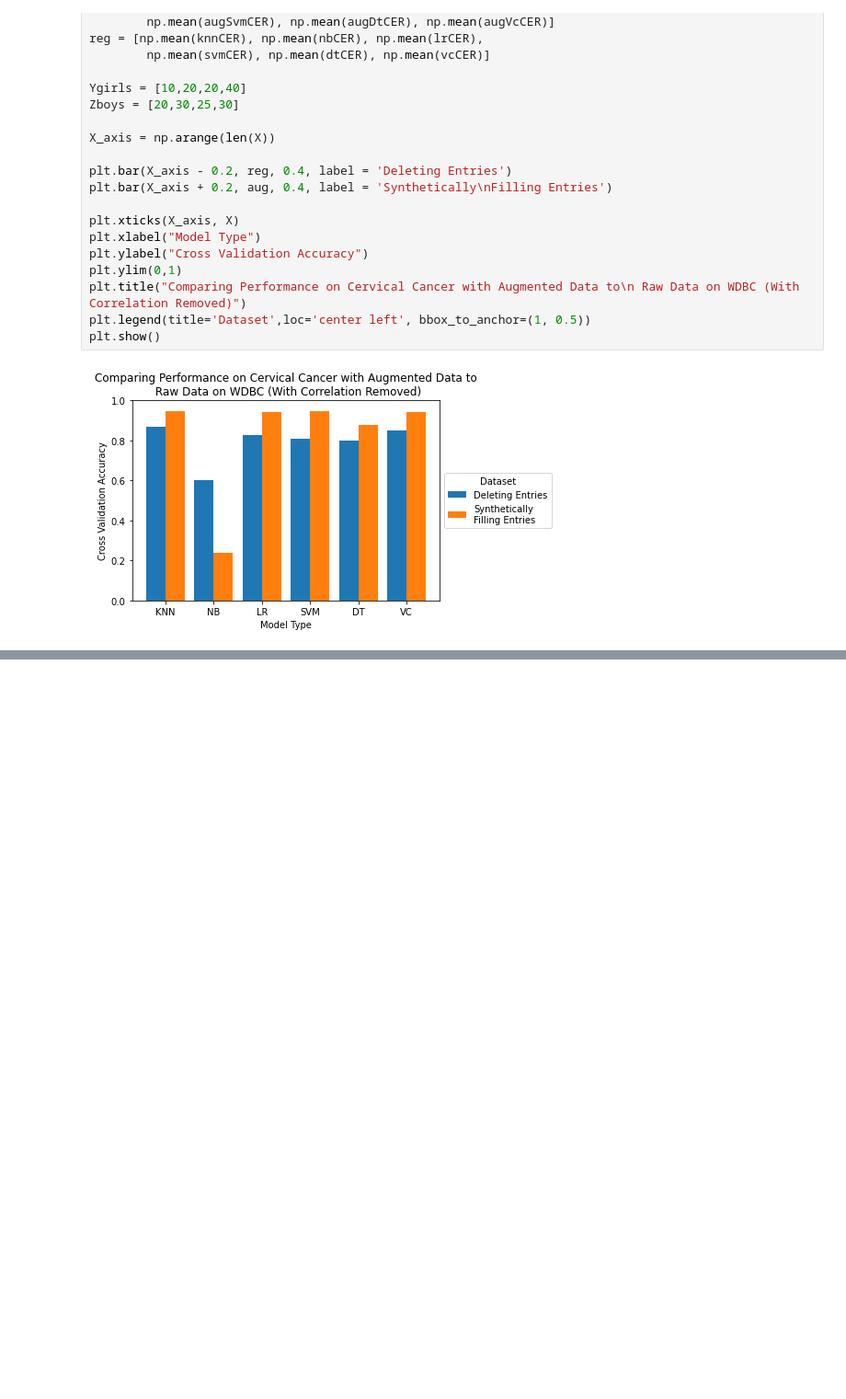
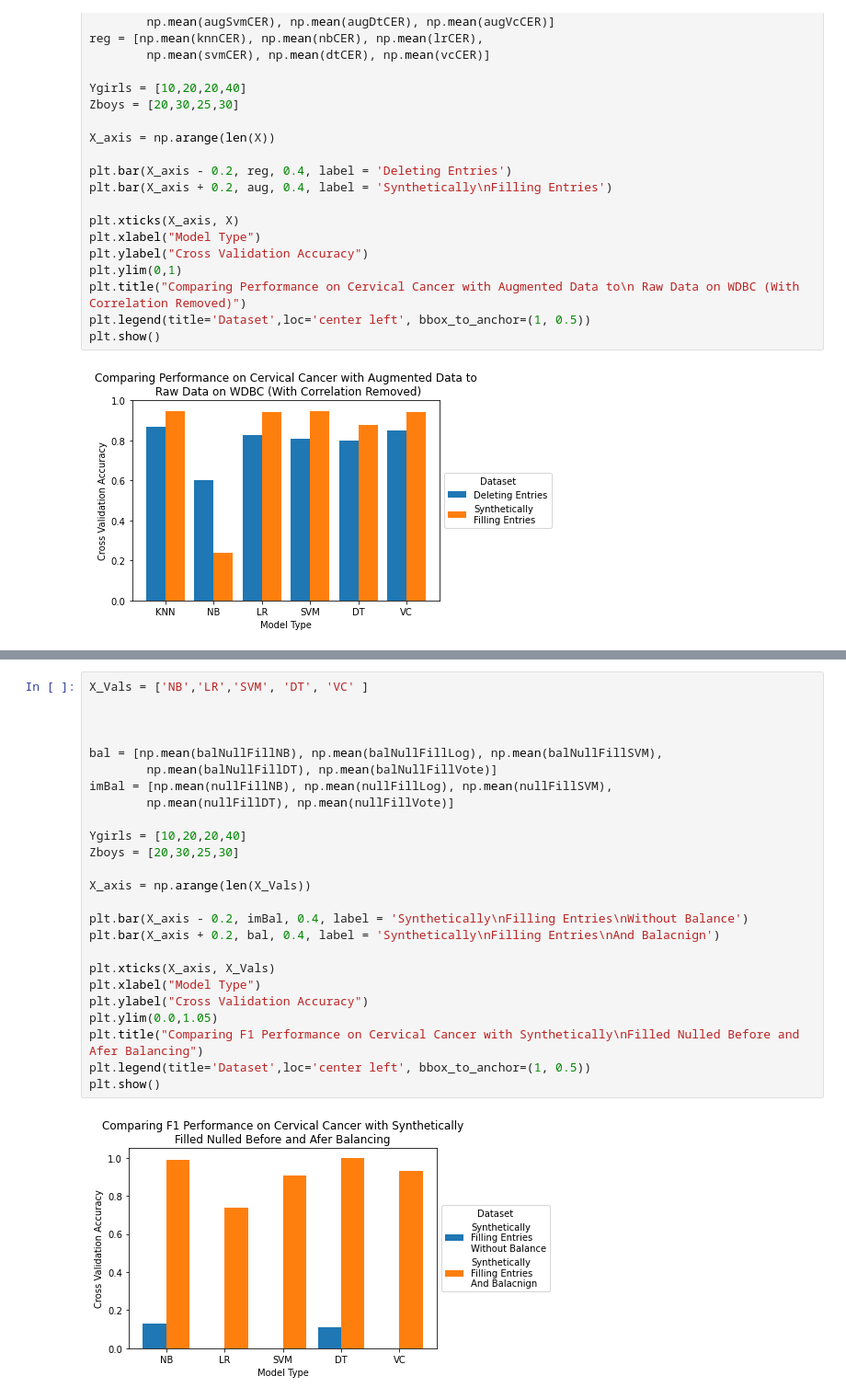
Before and after one commit to sprice134/MQP-2023, a Jupyter notebook: Code/Wole-Paper1/augmentationCervical.ipynb, the cells around one changed output, grey strips where cells are left out. Shown at 92% size. Saved outputs shown, nothing was run; the diff lists cells and outputs as text; blank space fills up the shorter version.

```diff
--- a/Code/Wole-Paper1/augmentationCervical.ipynb
+++ b/Code/Wole-Paper1/augmentationCervical.ipynb
@@ -352,0 +375,27 @@ print('VC Mean Scores: {}'.format(np.mean(balNullFillVote)))
+# %%
+X_Vals = ['NB','LR','SVM', 'DT', 'VC' ]
+
+
+
+bal = [np.mean(balNullFillNB), np.mean(balNullFillLog), np.mean(balNullFillSVM),
+        np.mean(balNullFillDT), np.mean(balNullFillVote)]
+imBal = [np.mean(nullFillNB), np.mean(nullFillLog), np.mean(nullFillSVM),
+        np.mean(nullFillDT), np.mean(nullFillVote)]
+
+Ygirls = [10,20,20,40]
+Zboys = [20,30,25,30]
+
+X_axis = np.arange(len(X_Vals))
+
+plt.bar(X_axis - 0.2, imBal, 0.4, label = 'Synthetically\nFilling Entries\nWithout Balance')
+plt.bar(X_axis + 0.2, bal, 0.4, label = 'Synthetically\nFilling Entries\nAnd Balacnign')
+
+plt.xticks(X_axis, X_Vals)
+plt.xlabel("Model Type")
+plt.ylabel("Cross Validation Accuracy")
+plt.ylim(0.0,1.05)
+plt.title("Comparing F1 Performance on Cervical Cancer with Synthetically\nFilled Nulled Before and Afer Balancing")
+plt.legend(title='Dataset',loc='center left', bbox_to_anchor=(1, 0.5))
+plt.show()
+# %% [output]
+[figure, added]
```
Also changed, not shown: parts of 3 cells of this notebook, 5 other files.
